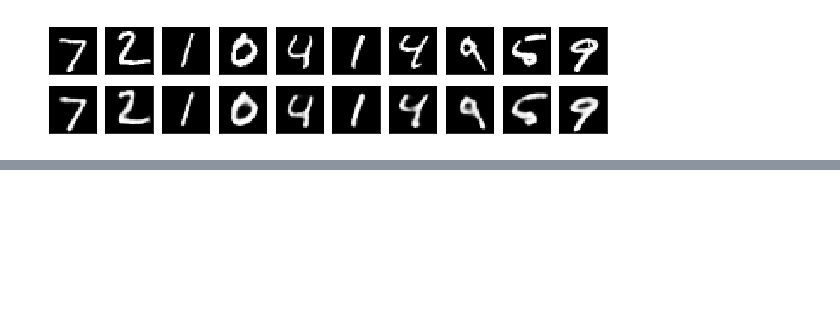
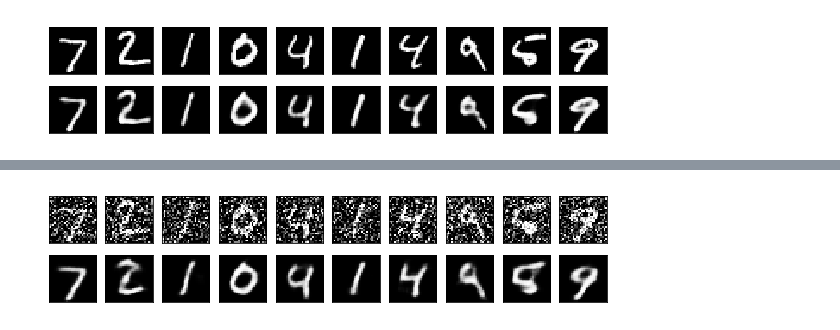
Before and after one commit to DamienMatias/noise_reduction_autoencoder, a Jupyter notebook: script.ipynb, the cells around one changed output, grey strips where cells are left out. Drawn from its saved outputs; the diff is of its cells as text; code cells hidden in the pictures; blank space fills up the shorter version.

```diff
--- a/script.ipynb
+++ b/script.ipynb
@@ -60,6 +90,3 @@ def convolutional_autoencoder():
 X_train = X_train.reshape(-1, 28, 28, 1)
 X_valid = X_valid.reshape(-1, 28, 28, 1)
 X_test  = X_test.reshape(-1, 28, 28, 1)
-
-autoencoder = convolutional_autoencoder()
-autoencoder.fit(X_train, X_train, epochs=50, batch_size=128, validation_data=(X_valid, X_valid))
@@ -103,3 +139,15 @@ X_test_decoded = autoencoder.predict(X_test)
 show_images(X_test, X_test_decoded)
 # %% [output]
 [figure]
+# %%
+def add_noise(x, noise_factor=0.2):
+    x = x + np.random.randn(*x.shape) * noise_factor
+    x = x.clip(0., 1.)
+    return x
+
+X_train_noisy = add_noise(X_train, 0.5)
+X_valid_noisy = add_noise(X_valid, 0.5)
+X_test_noisy  = add_noise(X_test, 0.5)
+# %%
+noise_autoencoder = convolutional_autoencoder()
+noise_autoencoder.fit(X_train_noisy, X_train, epochs=50, batch_size=128, validation_data=(X_valid_noisy, X_valid))
@@ -105,0 +173,6 @@ show_images(X_test, X_test_decoded)
+# %%
+X_test_decoded = noise_autoencoder.predict(X_test_noisy)
+
+show_images(X_test_noisy, X_test_decoded)
+# %% [output]
+[figure, added]
```
Also changed, not shown: parts of 10 cells of this notebook, 2 other files.
